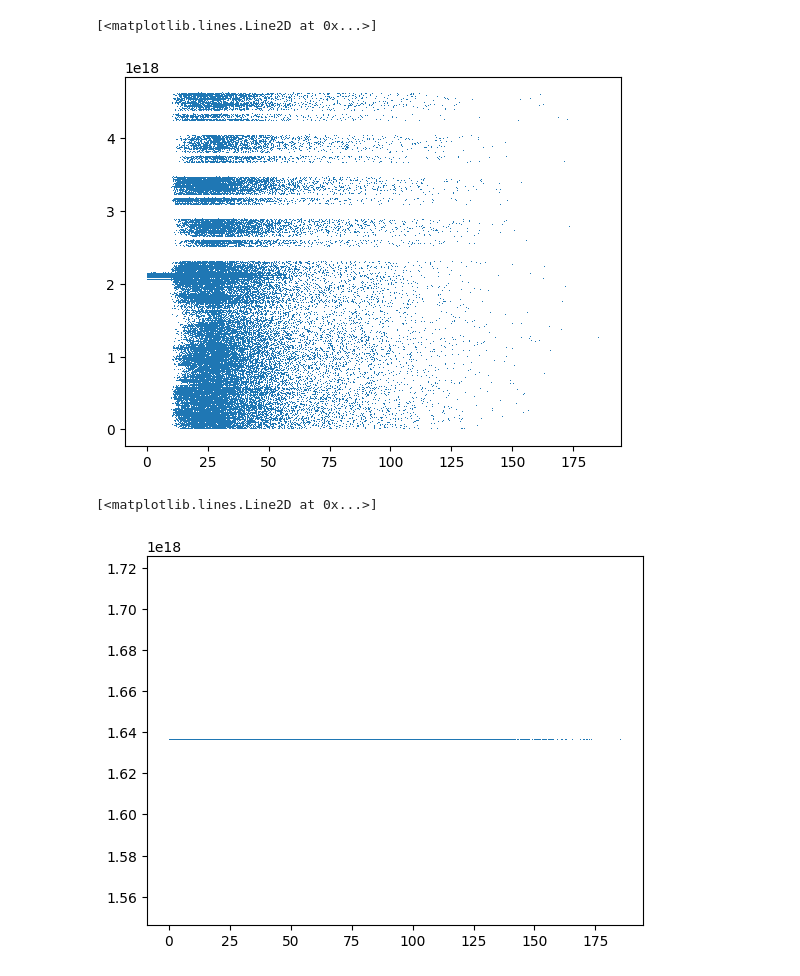
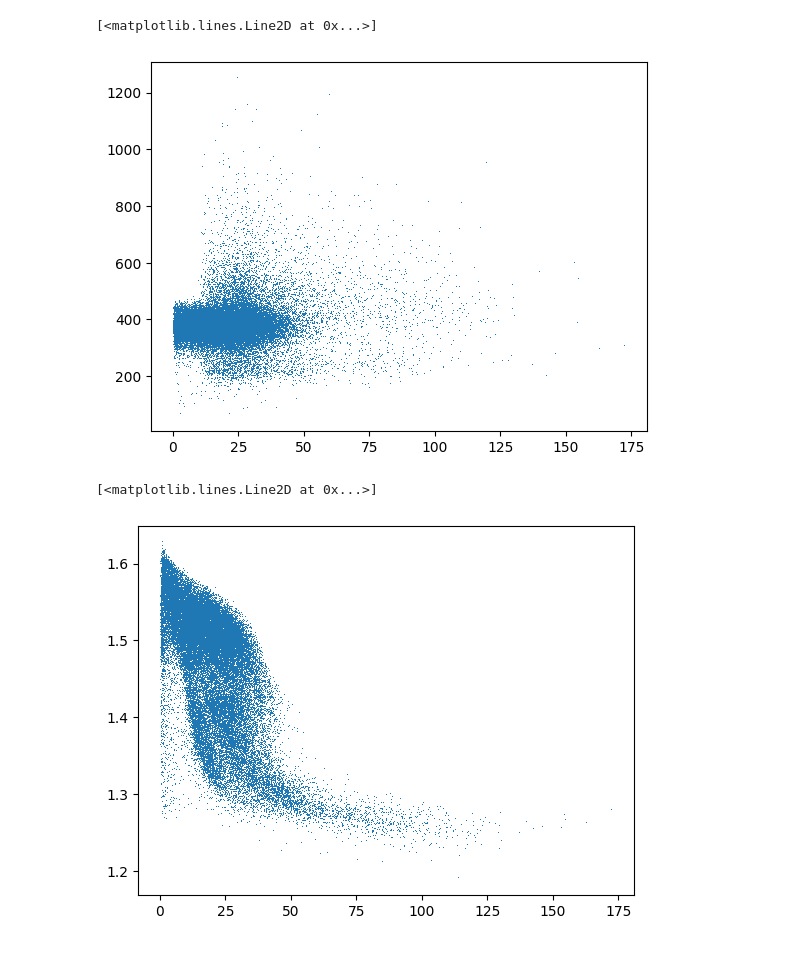
Before and after one commit to BelenKohl/SRMP, a Jupyter notebook: Dec19_Kohl.ipynb, the cells around one changed output. Drawn from its saved outputs; the diff is of its cells as text; code cells hidden in the pictures.

```diff
--- a/Dec19_Kohl.ipynb
+++ b/Dec19_Kohl.ipynb
@@ -21,10 +64,10 @@ plt.plot(df['Prot'], df['teff_calc'], ',')
 # %%
-plt.plot(df['Prot'], df['source_id'], ',')
+plt.plot(df['Prot'], df['phot_g_n_obs'], ',')
 # %% [output]
 [<matplotlib.lines.Line2D at 0x...>]
-[figure, old version]
+[figure, new version]
 # %%
-plt.plot(df['Prot'], df['solution_id'], ',')
+plt.plot(df['Prot'], df['nu_eff_used_in_astrometry'], ',')
 # %% [output]
 [<matplotlib.lines.Line2D at 0x...>]
-[figure, old version]
+[figure, new version]
```
Also changed, not shown: parts of 40 cells of this notebook.
